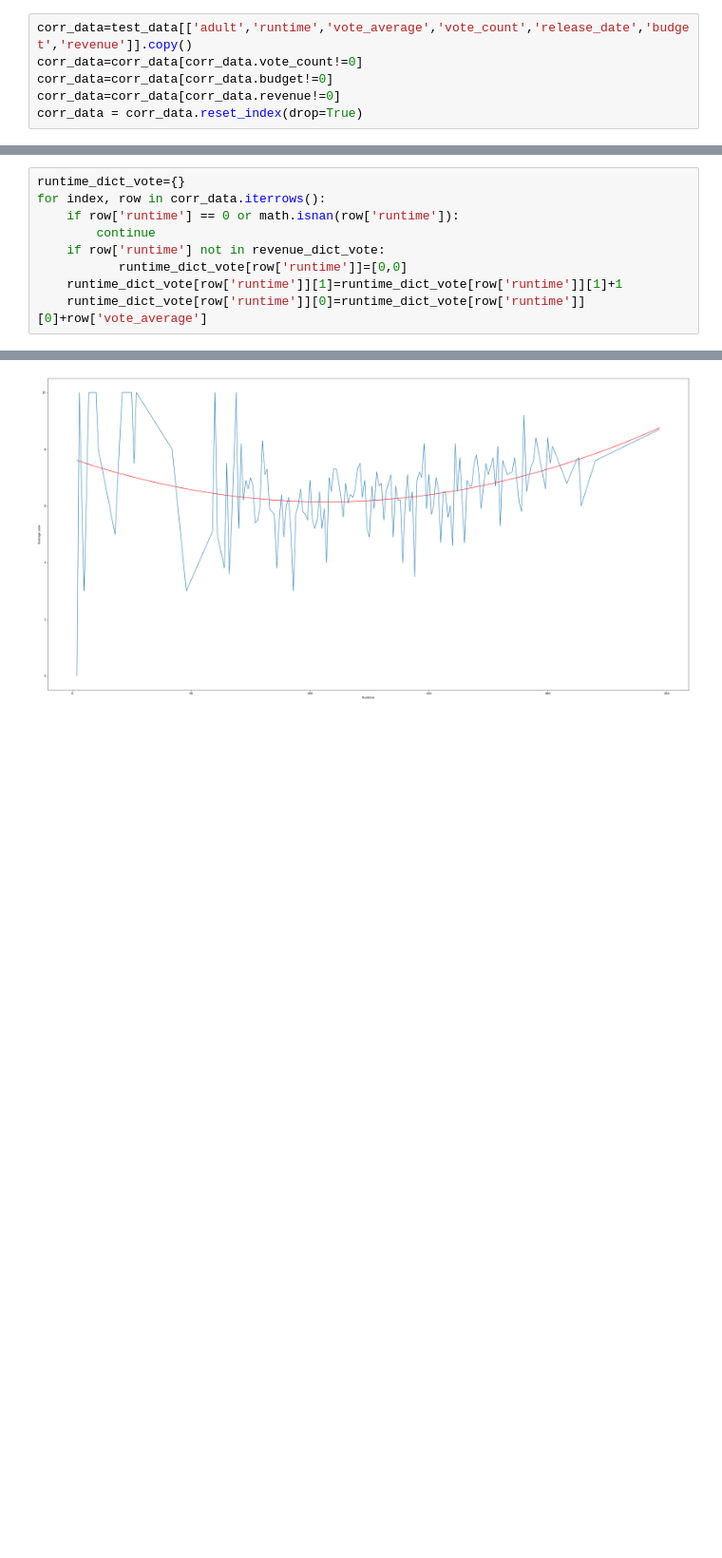
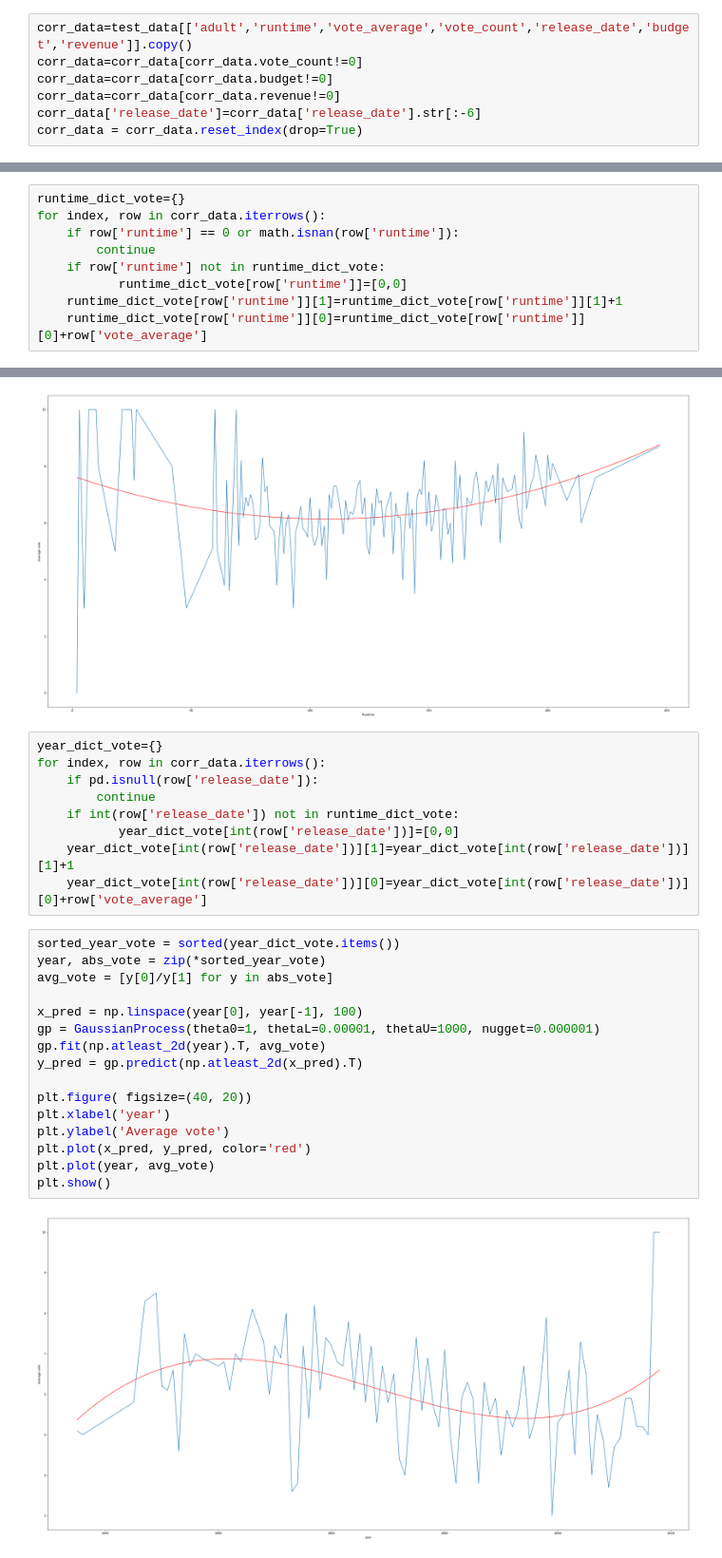
Before and after one commit to gabelovsky/objav_scripts, a Jupyter notebook: data_processing.ipynb, the cells around one changed output, grey strips where cells are left out. Shown at 95% size. Drawn from its saved outputs; the diff is of its cells as text; blank space fills up the shorter version.

```diff
--- a/data_processing.ipynb
+++ b/data_processing.ipynb
@@ -283,6 +283,7 @@ corr_data=test_data[['adult','runtime','vote_average','vote_count','release_date
 corr_data=corr_data[corr_data.vote_count!=0]
 corr_data=corr_data[corr_data.budget!=0]
 corr_data=corr_data[corr_data.revenue!=0]
+corr_data['release_date']=corr_data['release_date'].str[:-6]
 corr_data = corr_data.reset_index(drop=True)
 # %%
 #fucking positive only UNIX time in python
@@ -370,7 +371,7 @@ runtime_dict_vote={}
 for index, row in corr_data.iterrows():
     if row['runtime'] == 0 or math.isnan(row['runtime']):
         continue
-    if row['runtime'] not in revenue_dict_vote:
+    if row['runtime'] not in runtime_dict_vote:
            runtime_dict_vote[row['runtime']]=[0,0]
     runtime_dict_vote[row['runtime']][1]=runtime_dict_vote[row['runtime']][1]+1
     runtime_dict_vote[row['runtime']][0]=runtime_dict_vote[row['runtime']][0]+row['vote_average']
@@ -412,3 +393,30 @@ plt.plot(runtime, avg_vote)
 plt.show()
 # %% [output]
 [figure]
+# %%
+year_dict_vote={}
+for index, row in corr_data.iterrows():
+    if pd.isnull(row['release_date']):
+        continue
+    if int(row['release_date']) not in runtime_dict_vote:
+           year_dict_vote[int(row['release_date'])]=[0,0]
+    year_dict_vote[int(row['release_date'])][1]=year_dict_vote[int(row['release_date'])][1]+1
+    year_dict_vote[int(row['release_date'])][0]=year_dict_vote[int(row['release_date'])][0]+row['vote_average']
+# %%
+sorted_year_vote = sorted(year_dict_vote.items())
+year, abs_vote = zip(*sorted_year_vote)
+avg_vote = [y[0]/y[1] for y in abs_vote]
+
+x_pred = np.linspace(year[0], year[-1], 100)
+gp = GaussianProcess(theta0=1, thetaL=0.00001, thetaU=1000, nugget=0.000001)
+gp.fit(np.atleast_2d(year).T, avg_vote)
+y_pred = gp.predict(np.atleast_2d(x_pred).T)
+
+plt.figure( figsize=(40, 20))
+plt.xlabel('year')
+plt.ylabel('Average vote')
+plt.plot(x_pred, y_pred, color='red')
+plt.plot(year, avg_vote)
+plt.show()
+# %% [output]
+[figure, added]
```
Also changed, not shown: parts of 5 cells of this notebook.
